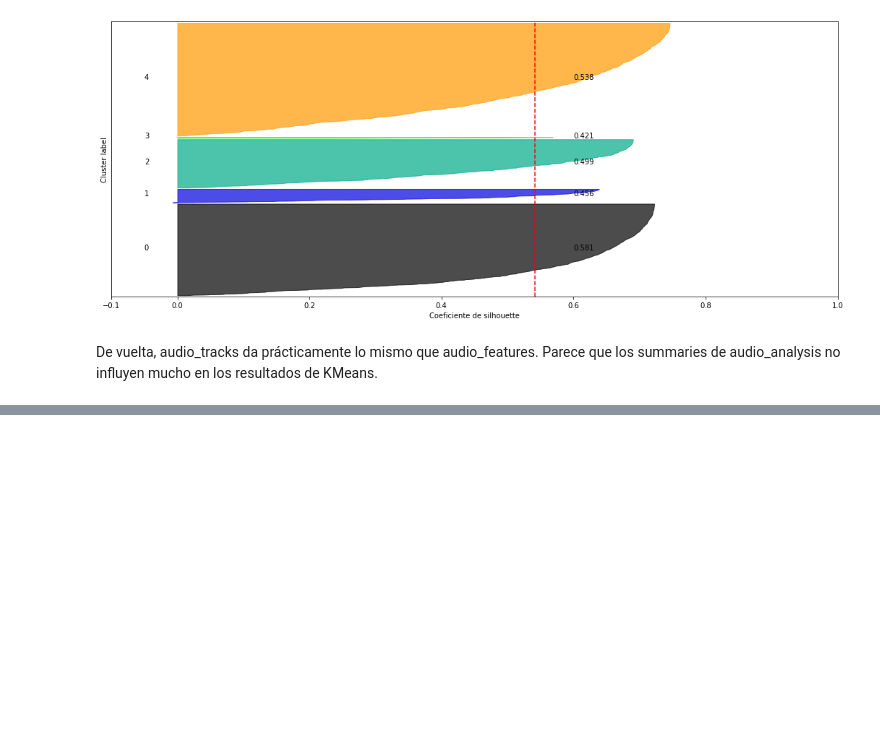
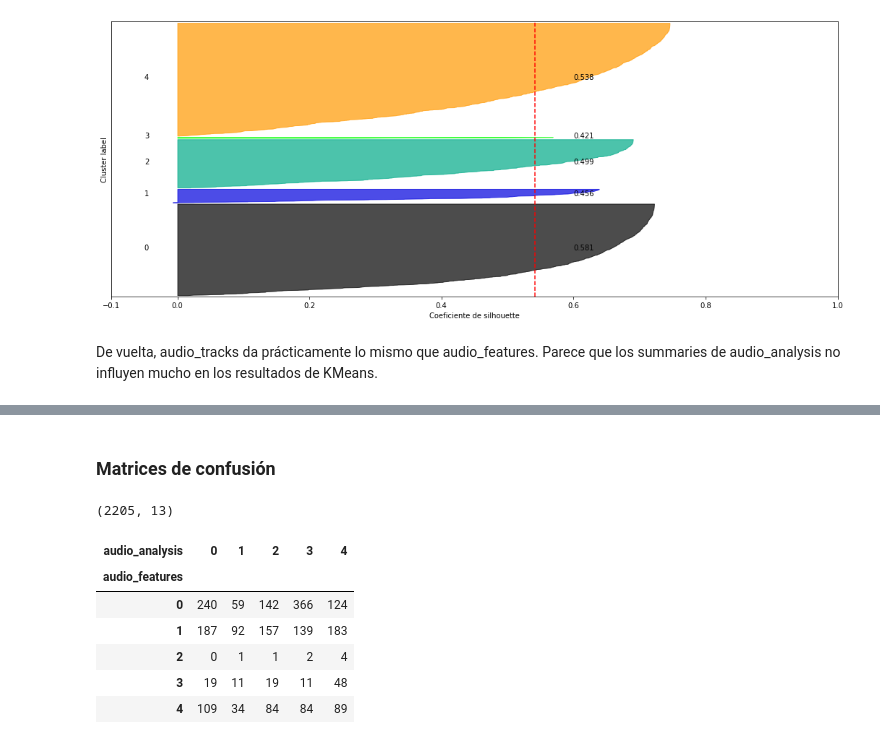
Before and after one commit to elfrasco/dmcyt_tp1, a Jupyter notebook: TP1/TP1_KMeans.ipynb, the cells around one changed output, grey strips where cells are left out. Saved outputs shown, nothing was run; the diff lists cells and outputs as text; code cells hidden in the pictures; blank space fills up the shorter version.

Commit message:
Validaciones externas para KMeans

```diff
--- a/TP1/TP1_KMeans.ipynb
+++ b/TP1/TP1_KMeans.ipynb
@@ -201,0 +209,34 @@ De vuelta, audio_tracks da prácticamente lo mismo que audio_features. Parece qu
+# %% [markdown]
+### Matrices de confusión
+# %%
+# Para que las comparaciones sean del mismo largo,
+# se remueve de audio_feature el track que no se encuentra en audio_analysis
+merged = audio_features.merge(audio_analysis_original, how = 'left', on = 'id')
+id_to_remove = merged[merged.timbre_mean_0.isnull()].index[0]
+audio_features_minus_one = audio_features.drop(id_to_remove, axis = 0)
+audio_features_minus_one.shape
+# %% [output]
+(2205, 13)
+# %%
+# Se ordenan los tres datasets para que los tracks estén en el mismo orden
+audio_features_sorted = audio_features_minus_one.sort_index()
+audio_analysis_sorted = audio_analysis_original.sort_index()
+audio_tracks_sorted = audio_tracks.sort_index()
+# %%
+# Vamos a comparar todos los KMeans con k = 5
+km_audio_features = KMeans(n_clusters = 5, random_state = 0).fit(audio_features_sorted)
+km_audio_analysis = KMeans(n_clusters = 5, random_state = 0).fit(audio_analysis_sorted)
+km_audio_tracks = KMeans(n_clusters = 5, random_state = 0).fit(audio_tracks_sorted)
+# %%
+# Matriz de confusión: audio_features VS audio_analysis
+tmp1 = pd.DataFrame({'audio_features': km_audio_features.labels_, 'audio_analysis': km_audio_analysis.labels_})
+ct1 = pd.crosstab(tmp1['audio_features'], tmp1['audio_analysis'])
+ct1
+# %% [output]
+| audio_analysis | 0 | 1 | 2 | 3 | 4 |
+| audio_features |  |  |  |  |  |
+| 0 | 240 | 59 | 142 | 366 | 124 |
+| 1 | 187 | 92 | 157 | 139 | 183 |
+| 2 | 0 | 1 | 1 | 2 | 4 |
+| 3 | 19 | 11 | 19 | 11 | 48 |
+| 4 | 109 | 34 | 84 | 84 | 89 |
```
Also changed, not shown: parts of 27 cells of this notebook.
